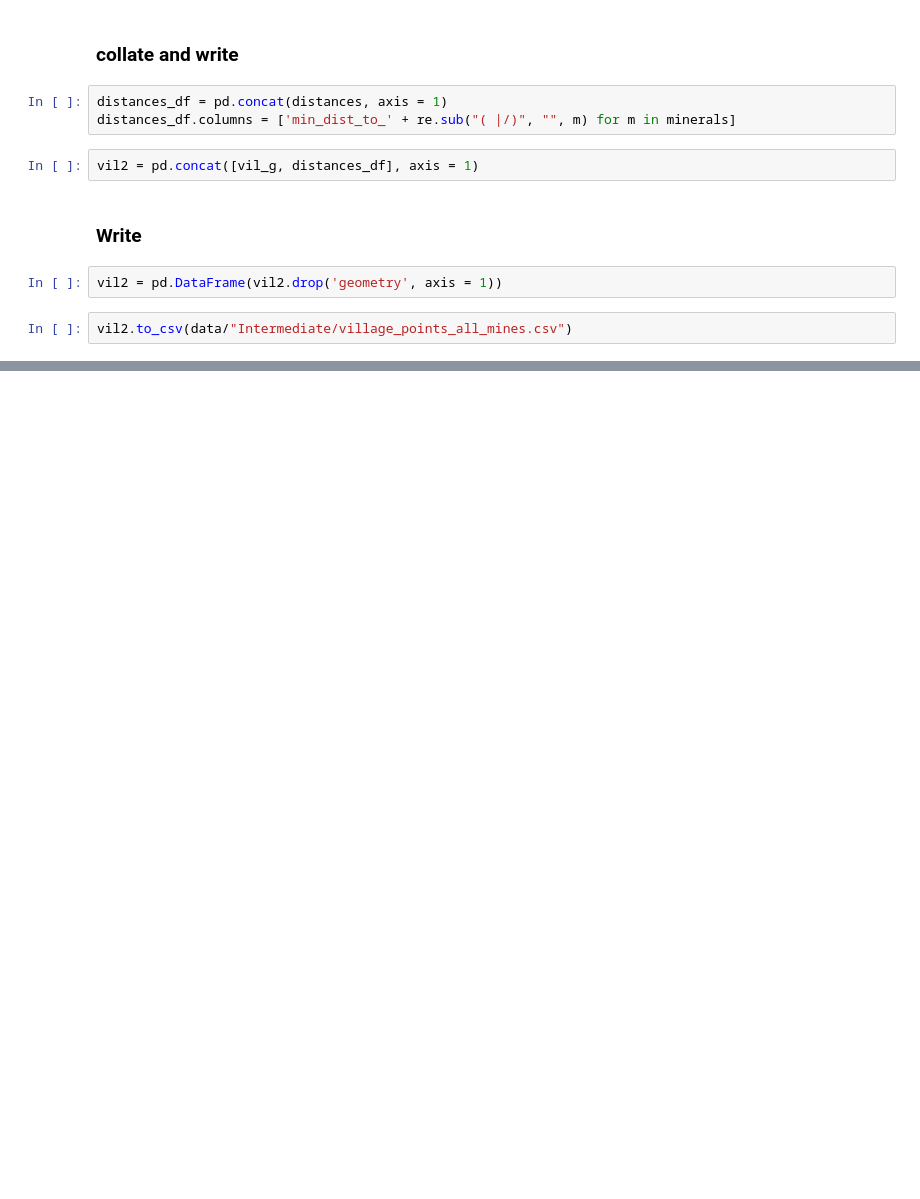
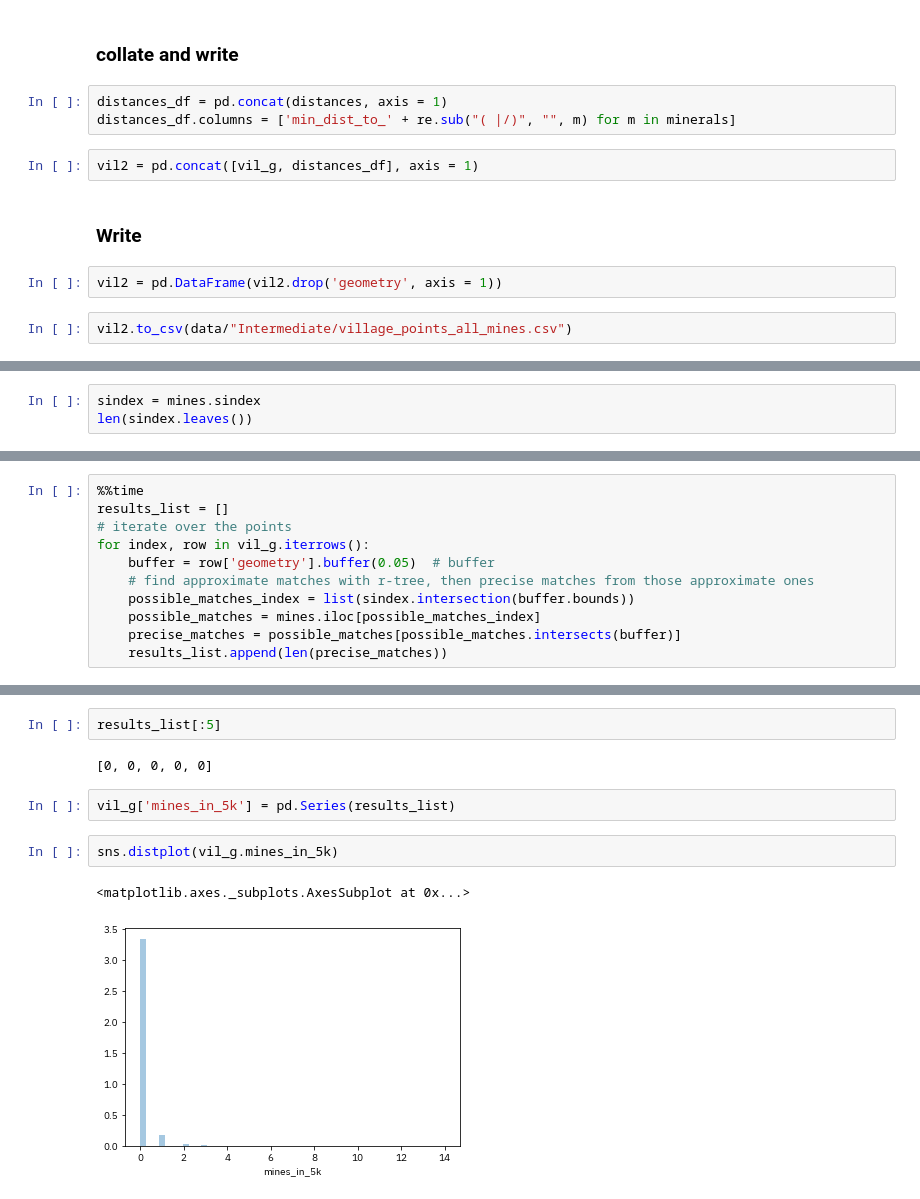
Before and after one commit to apoorvalal/india_pesa_forests, a Jupyter notebook: code/5_mining_prep.ipynb, the cells around one changed output, grey strips where cells are left out. Cells and saved outputs as stored; diff of their text form; blank space fills up the shorter version.

```diff
--- a/code/5_mining_prep.ipynb
+++ b/code/5_mining_prep.ipynb
@@ -258,0 +259,3 @@ vil2.to_csv(data/"Intermediate/village_points_all_mines.csv")
+# %%
+sindex = mines.sindex
+len(sindex.leaves())
@@ -258,0 +264,11 @@ vil2.to_csv(data/"Intermediate/village_points_all_mines.csv")
+# %%
+%%time
+results_list = []
+# iterate over the points
+for index, row in vil_g.iterrows():
+    buffer = row['geometry'].buffer(0.05)  # buffer
+    # find approximate matches with r-tree, then precise matches from those approximate ones
+    possible_matches_index = list(sindex.intersection(buffer.bounds))
+    possible_matches = mines.iloc[possible_matches_index]
+    precise_matches = possible_matches[possible_matches.intersects(buffer)]
+    results_list.append(len(precise_matches))
@@ -258,0 +278,11 @@ vil2.to_csv(data/"Intermediate/village_points_all_mines.csv")
+# %%
+results_list[:5]
+# %% [output]
+[0, 0, 0, 0, 0]
+# %%
+vil_g['mines_in_5k'] = pd.Series(results_list)
+# %%
+sns.distplot(vil_g.mines_in_5k)
+# %% [output]
+<matplotlib.axes._subplots.AxesSubplot at 0x...>
+[figure, added]
```
Also changed, not shown: parts of 40 cells of this notebook, 12 other files.
